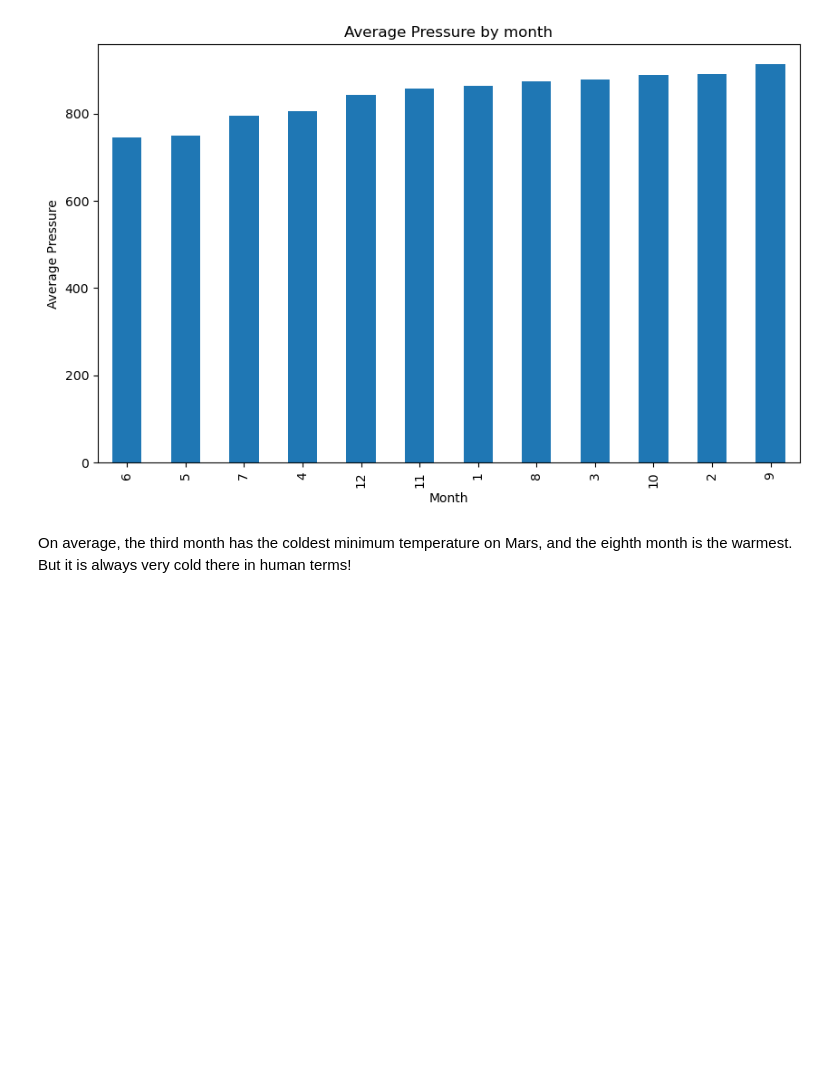
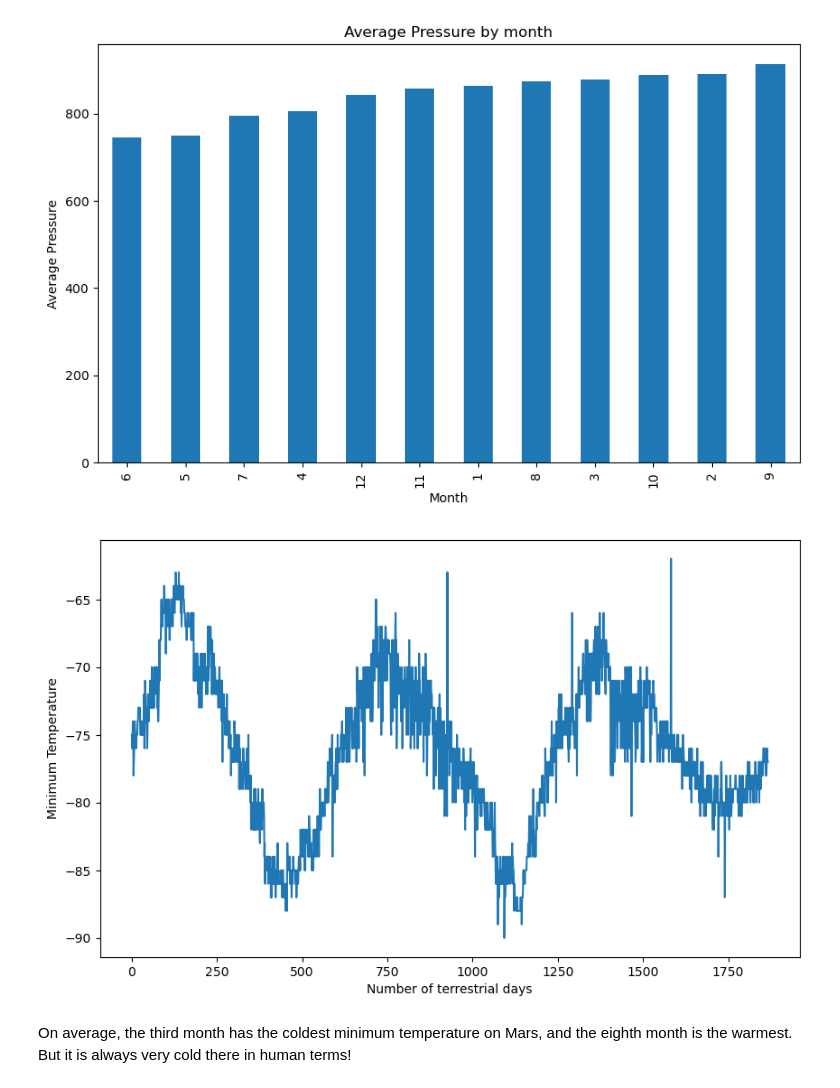
Before and after one commit to rdeshir10/Data_Collection_BeautifulSoup, a Jupyter notebook: part_2_mars_weather.ipynb, the cells around one changed output. Saved outputs shown, nothing was run; the diff lists cells and outputs as text; code cells hidden in the pictures; blank space fills up the shorter version.

```diff
--- a/part_2_mars_weather.ipynb
+++ b/part_2_mars_weather.ipynb
@@ -257,6 +257,14 @@ plt.show()
 [figure]
 # %%
 # 5. How many terrestrial (earth) days are there in a Martian year?
+
+plt.figure(figsize=(10,6))
+plt.plot(df["terrestrial_date"].index, df["min_temp"])
+plt.xlabel('Number of terrestrial days')
+plt.ylabel('Minimum Temperature')
+plt.show()
+# %% [output]
+[figure, added]
 # %% [markdown]
 On average, the third month has the coldest minimum temperature on Mars, and the eighth month is the warmest. But it is always very cold there in human terms!
 # %% [markdown]
```
Also changed, not shown: parts of 1 cell of this notebook.
